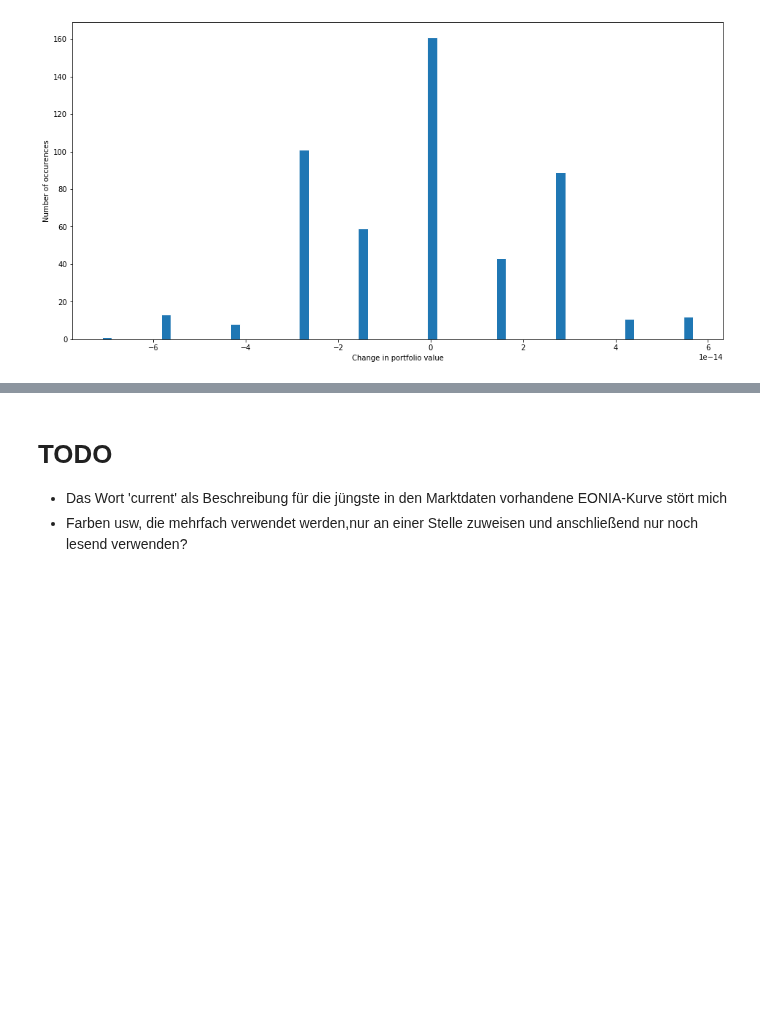
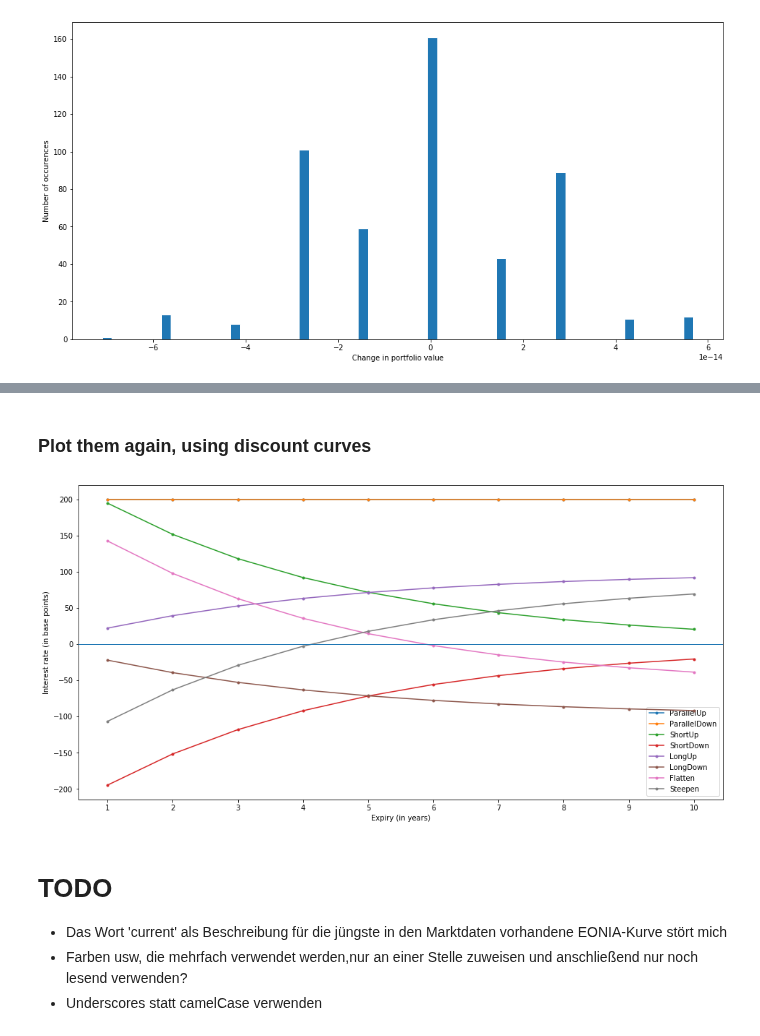
Before and after one commit to Schlendrian/jupyter-notebooks, a Jupyter notebook: instruments/VaR_hist.ipynb, the cells around one changed output, grey strips where cells are left out. Drawn from its saved outputs; the diff is of its cells as text; code cells hidden in the pictures; blank space fills up the shorter version.

```diff
--- a/instruments/VaR_hist.ipynb
+++ b/instruments/VaR_hist.ipynb
@@ -558,4 +839,83 @@ plt.show()
+# %% [markdown]
+### Plot them again, using discount curves
+# %%
+def plot_shocked_discount_curves(
+    name,
+    refdate,
+    dates,
+    discountFactors,
+    daycounterType,
+    interpolationType,
+    extrapolationType,
+    shockParams
+):
+    fig = plt.figure(figsize=(16,8))
+    ax = fig.gca()
+
+    currency = 'EUR'
+    parallel = shockParams.loc[shockParams['Currency'] == currency].loc[0]['Parallel']
+    short = shockParams.loc[shockParams['Currency'] == currency].loc[0]['Short']
+    long = shockParams.loc[shockParams['Currency'] == currency].loc[0]['Long']
+
+    daycounter = analytics.DayCounter(daycounterType)
+
+    #print(type(samplingPoints))
+
+    #print(shortRateShock(short, samplingPoints))
+    hline = ax.axhline(y=0, xmin=0, xmax=1, linewidth=1, zorder = 30)
+    shockScenarios = ['ParallelUp', 'ParallelDown', 'ShortUp', 'ShortDown', 'LongUp', 'LongDown', 'Flatten', 'Steepen']
+    for shockScenario in shockScenarios:
+        dc = getShockedDiscountCurve(
+            name + '_' + shockScenario,
+            refdate,
+            dates,
+            discountFactors,
+            daycounterType,
+            interpolationType,
+            extrapolationType,
+            shockScenario,
+            parallel,
+            short,
+            long
+        )
+
+        year_fractions = []
+        for i in range(len(dates)):
+            year_fractions.append(daycounter.yf(refdate, dates[i]))
+        values = analytics.vectorDouble()
+        dc.value(values, refdate, dates)
+
+        ax.plot(year_fractions, values, '.-', label = shockScenario, zorder = 20)
+
+
+    plt.xlabel('Expiry (in years)')
+    plt.ylabel('Interest rate (in base points)')
+    ax.xaxis.set_major_locator(ticker.MultipleLocator(1))
+
+    plt.legend(loc='lower right')
+
+    plt.show()
+
+
+
+dates = []
+for x in samplingPoints:
+    dates.append(dt.datetime(year = refdate.year + x, month = refdate.month, day = refdate.day))
+
+plot_shocked_discount_curves(
+    name = 'dc_linear',
+    refdate = refdate,
+    dates = dates,
+    discountFactors = [0.0] * len(dates),
+    daycounterType = enums.DayCounter.ACTACT,
+    interpolationType = enums.InterpolationType.LINEAR,
+    extrapolationType = enums.ExtrapolationType.NONE,
+    shockParams = shockParams
+)
+# %% [output]
+[figure, added]
 # %% [markdown]
 # TODO
 - Das Wort 'current' als Beschreibung für die jüngste in den Marktdaten vorhandene EONIA-Kurve stört mich
 - Farben usw, die mehrfach verwendet werden,nur an einer Stelle zuweisen und anschließend nur noch lesend verwenden?
+- Underscores statt camelCase verwenden
```
Also changed, not shown: parts of 8 cells of this notebook.
